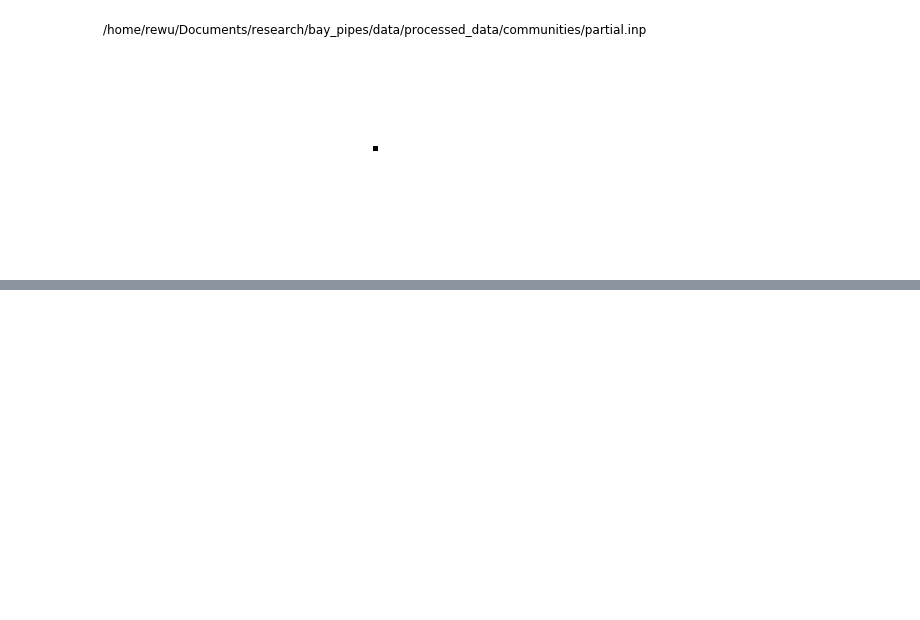
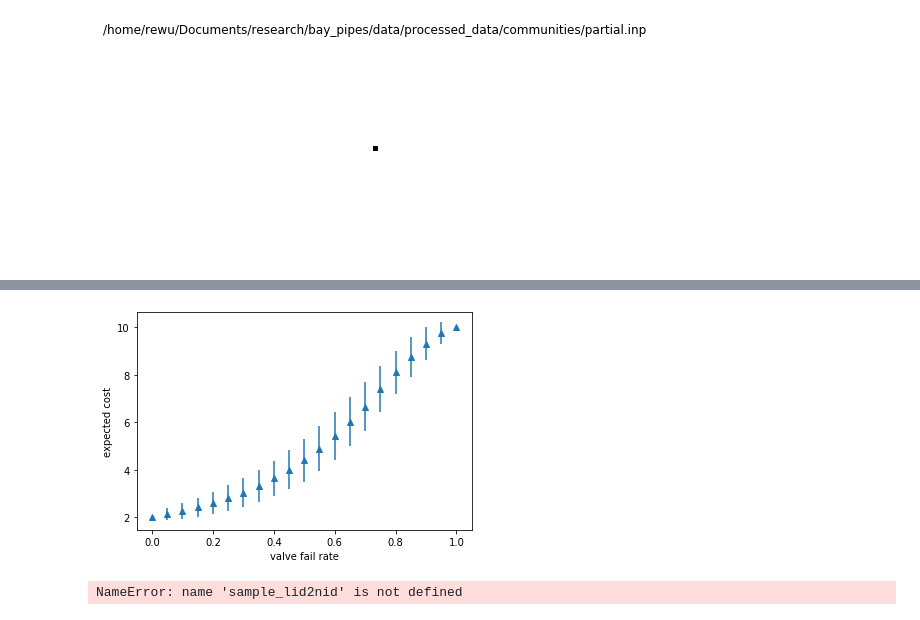
Before and after one commit to rewu1993/wdn_valves, a Jupyter notebook: valve-evolving.ipynb, the cells around one changed output, grey strips where cells are left out. Cells and saved outputs as stored; diff of their text form; code cells hidden in the pictures; blank space fills up the shorter version.

```diff
--- a/valve-evolving.ipynb
+++ b/valve-evolving.ipynb
@@ -305,0 +443,16 @@ print(segnet.seg_adj_mtx.shape)
+# %%
+import matplotlib.pyplot as plt
+import numpy as np
+
+plt.errorbar(fail_rates, mean_costs, std_costs, linestyle='None', marker='^')
+plt.xlabel('valve fail rate')
+plt.ylabel('expected cost')
+plt.show()
+# %% [output]
+[figure, added]
+# %%
+N1 = False # N-1 valving strategy
+vstate = create_valvestates(sample_lid2nid,N1)
+segnet = SegmentNet(vstate,src_nids)
+# %% [output]
+NameError: name 'sample_lid2nid' is not defined
```
Also changed, not shown: parts of 28 cells of this notebook, 1 other file.
